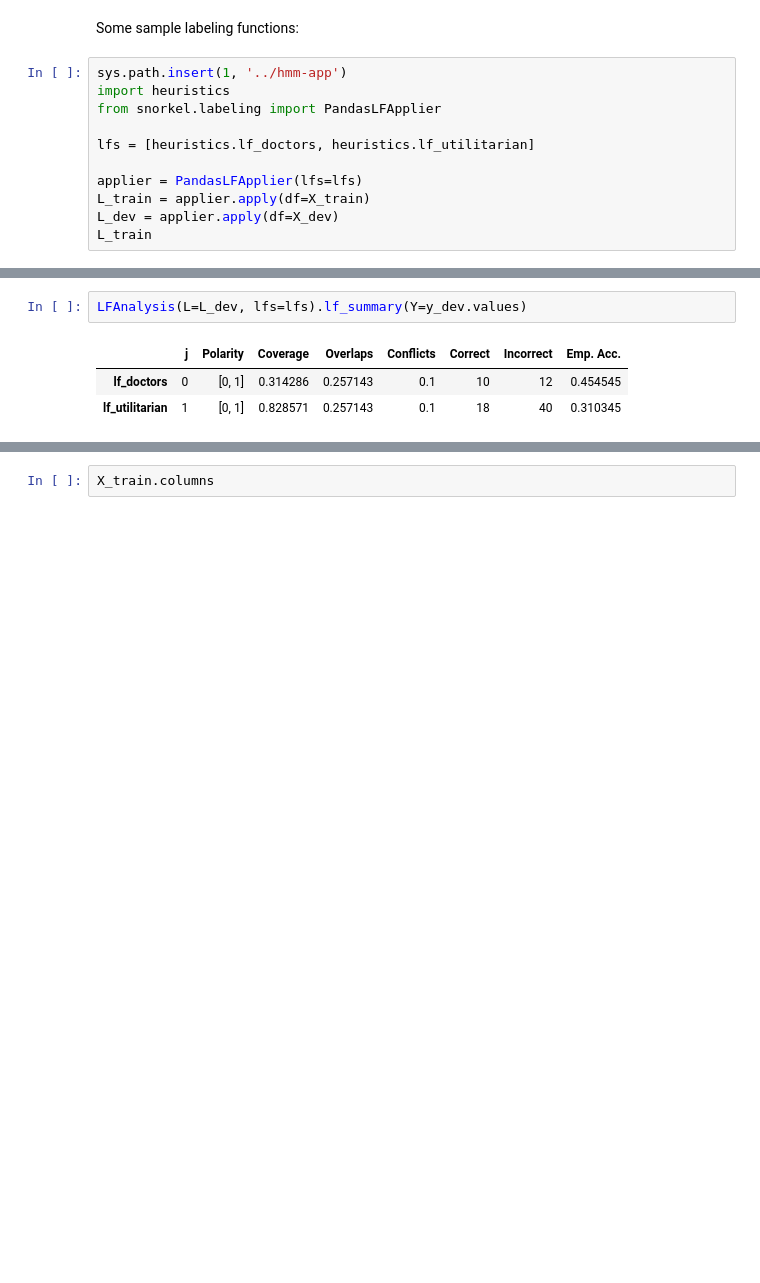
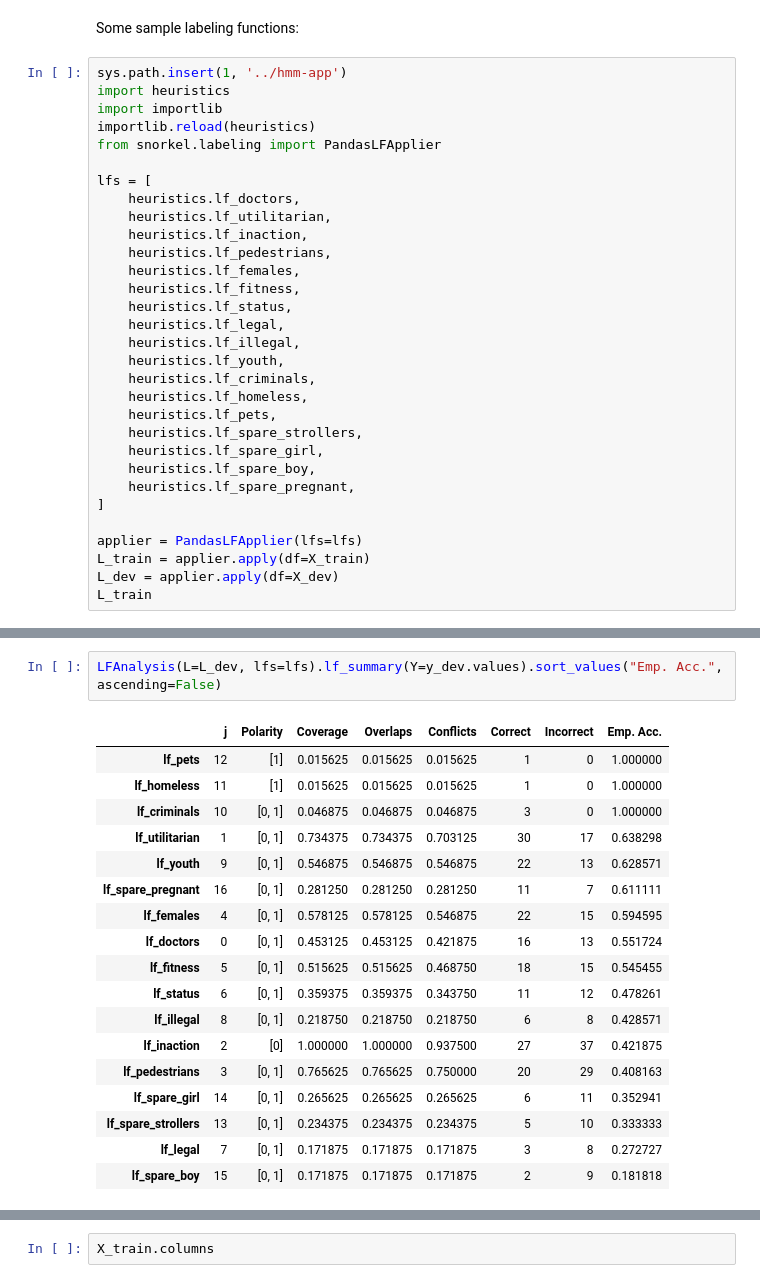
Before and after one commit to ryansteed/heuristic-moral-machine, a Jupyter notebook: jupyter/exploration.ipynb, the cells around one changed output, grey strips where cells are left out. Drawn from its saved outputs; the diff is of its cells as text; blank space fills up the shorter version.

```diff
--- a/jupyter/exploration.ipynb
+++ b/jupyter/exploration.ipynb
@@ -193,9 +147,29 @@ Some sample labeling functions:
 # %%
 sys.path.insert(1, '../hmm-app')
 import heuristics
+import importlib
+importlib.reload(heuristics)
 from snorkel.labeling import PandasLFApplier
 
-lfs = [heuristics.lf_doctors, heuristics.lf_utilitarian]
+lfs = [
+    heuristics.lf_doctors,
+    heuristics.lf_utilitarian,
+    heuristics.lf_inaction,
+    heuristics.lf_pedestrians,
+    heuristics.lf_females,
+    heuristics.lf_fitness,
+    heuristics.lf_status,
+    heuristics.lf_legal,
+    heuristics.lf_illegal,
+    heuristics.lf_youth,
+    heuristics.lf_criminals,
+    heuristics.lf_homeless,
+    heuristics.lf_pets,
+    heuristics.lf_spare_strollers,
+    heuristics.lf_spare_girl,
+    heuristics.lf_spare_boy,
+    heuristics.lf_spare_pregnant,
+]
 
 applier = PandasLFApplier(lfs=lfs)
 L_train = applier.apply(df=X_train)
@@ -220,6 +209,21 @@ LFAnalysis(L=L_train, lfs=lfs).lf_summary()
 # %%
-LFAnalysis(L=L_dev, lfs=lfs).lf_summary(Y=y_dev.values)
+LFAnalysis(L=L_dev, lfs=lfs).lf_summary(Y=y_dev.values).sort_values("Emp. Acc.", ascending=False)
 # %% [output]
 |  | j | Polarity | Coverage | Overlaps | Conflicts | Correct | Incorrect | Emp. Acc. |
-| lf_doctors | 0 | [0, 1] | 0.314286 | 0.257143 | 0.1 | 10 | 12 | 0.454545 |
-| lf_utilitarian | 1 | [0, 1] | 0.828571 | 0.257143 | 0.1 | 18 | 40 | 0.310345 |
+| lf_pets | 12 | [1] | 0.015625 | 0.015625 | 0.015625 | 1 | 0 | 1.000000 |
+| lf_homeless | 11 | [1] | 0.015625 | 0.015625 | 0.015625 | 1 | 0 | 1.000000 |
+| lf_criminals | 10 | [0, 1] | 0.046875 | 0.046875 | 0.046875 | 3 | 0 | 1.000000 |
+| lf_utilitarian | 1 | [0, 1] | 0.734375 | 0.734375 | 0.703125 | 30 | 17 | 0.638298 |
+| lf_youth | 9 | [0, 1] | 0.546875 | 0.546875 | 0.546875 | 22 | 13 | 0.628571 |
+| lf_spare_pregnant | 16 | [0, 1] | 0.281250 | 0.281250 | 0.281250 | 11 | 7 | 0.611111 |
+| lf_females | 4 | [0, 1] | 0.578125 | 0.578125 | 0.546875 | 22 | 15 | 0.594595 |
+| lf_doctors | 0 | [0, 1] | 0.453125 | 0.453125 | 0.421875 | 16 | 13 | 0.551724 |
+| lf_fitness | 5 | [0, 1] | 0.515625 | 0.515625 | 0.468750 | 18 | 15 | 0.545455 |
+| lf_status | 6 | [0, 1] | 0.359375 | 0.359375 | 0.343750 | 11 | 12 | 0.478261 |
+| lf_illegal | 8 | [0, 1] | 0.218750 | 0.218750 | 0.218750 | 6 | 8 | 0.428571 |
+| lf_inaction | 2 | [0] | 1.000000 | 1.000000 | 0.937500 | 27 | 37 | 0.421875 |
+| lf_pedestrians | 3 | [0, 1] | 0.765625 | 0.765625 | 0.750000 | 20 | 29 | 0.408163 |
+| lf_spare_girl | 14 | [0, 1] | 0.265625 | 0.265625 | 0.265625 | 6 | 11 | 0.352941 |
+| lf_spare_strollers | 13 | [0, 1] | 0.234375 | 0.234375 | 0.234375 | 5 | 10 | 0.333333 |
+| lf_legal | 7 | [0, 1] | 0.171875 | 0.171875 | 0.171875 | 3 | 8 | 0.272727 |
+| lf_spare_boy | 15 | [0, 1] | 0.171875 | 0.171875 | 0.171875 | 2 | 9 | 0.181818 |
```
Also changed, not shown: parts of 14 cells of this notebook, 4 other files.
